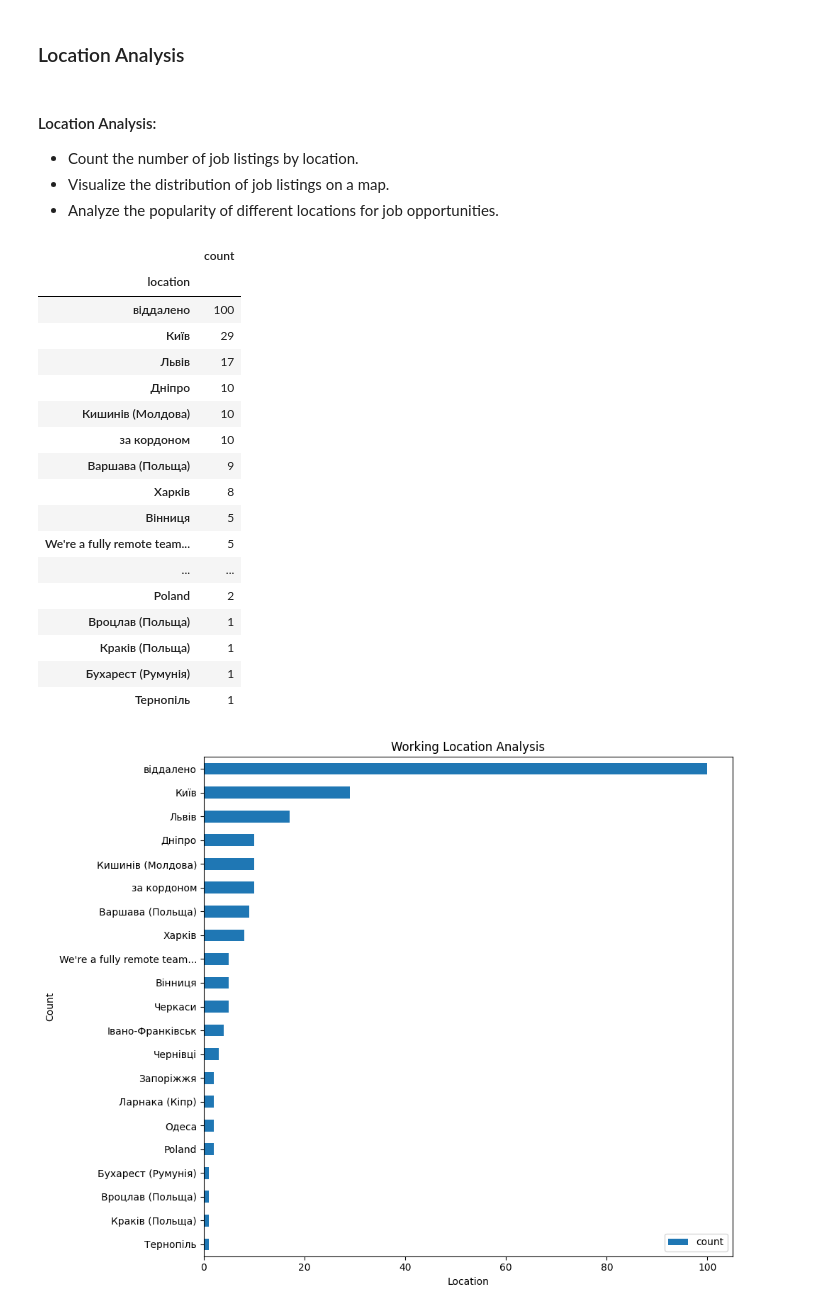
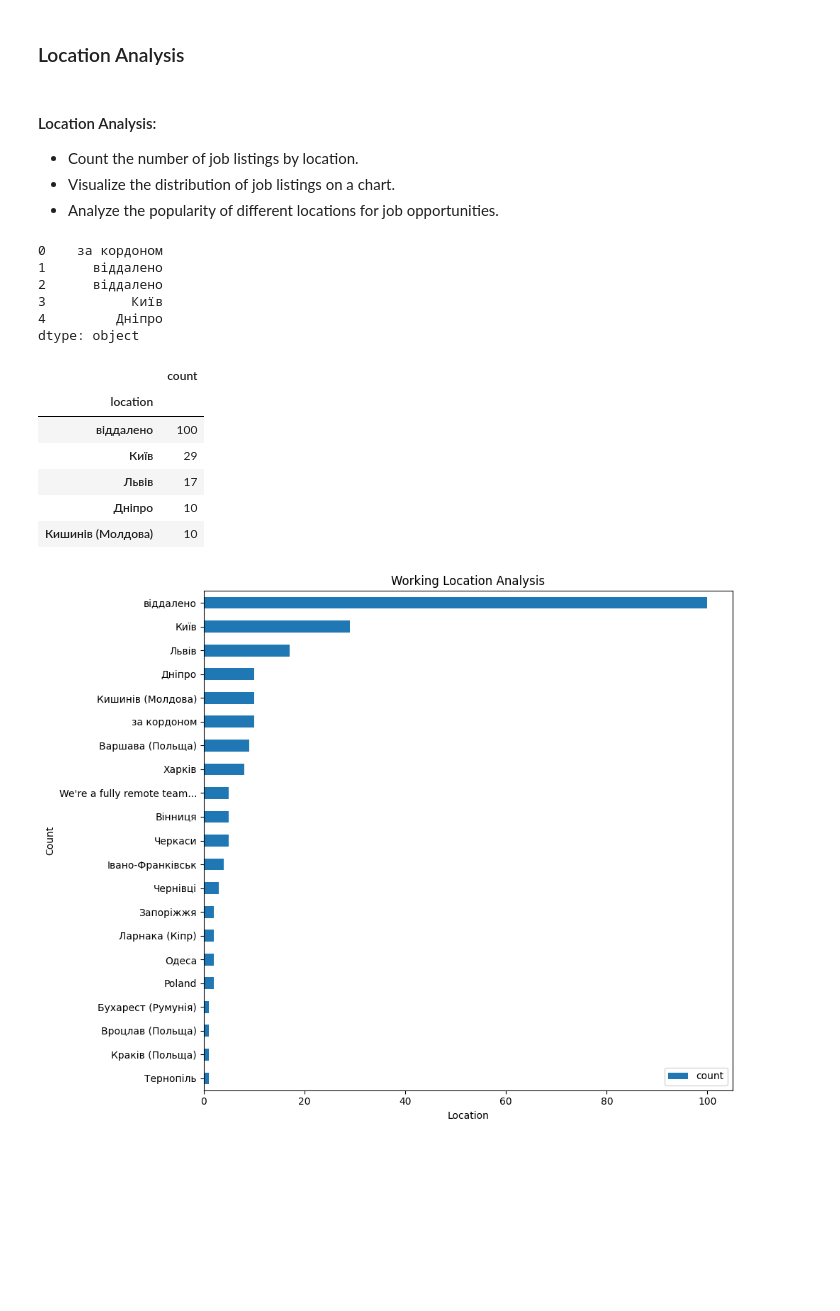
Before and after one commit to aLEKS-e3/vacancy-scrape-analysis, a Jupyter notebook: vacancy_analysis.ipynb, the cells around one changed output. Drawn from its saved outputs; the diff is of its cells as text; code cells hidden in the pictures; blank space fills up the shorter version.

```diff
--- a/vacancy_analysis.ipynb
+++ b/vacancy_analysis.ipynb
@@ -62,44 +62,41 @@ create_bar_chart(technology_counts, "Technology", "Count", "Technology Stack Ana
 # %% [markdown]
 #### Location Analysis:
 - Count the number of job listings by location.
-- Visualize the distribution of job listings on a map.
+- Visualize the distribution of job listings on a chart.
 - Analyze the popularity of different locations for job opportunities.
+# %%
+location_series = vacancy_df["location"]
+
+location_df = pd.DataFrame(location_series.str.split(", ").explode())
+
+length = 25
+shorten_location = pd.Series(
+    label[:length] + "..."
+    if len(label) > length else label
+    for label in location_df["location"]
+)
+shorten_location.head()
+# %% [output]
+0    за кордоном
+1      віддалено
+2      віддалено
+3           Київ
+4         Дніпро
+dtype: object
 # %%
-location_series = vacancy_df["location"]
-
-location_df = pd.DataFrame(location_series.str.split(", ").explode())
-
-length = 25
-shorten_location = pd.Series(
-    label[:length] + "..."
-    if len(label) > length else label
-    for label in location_df["location"]
-)
-
 location_df["location"] = shorten_location
 location_counts = location_df.value_counts()
 location_counts = location_counts.reset_index().set_index("location")
 
-location_counts
+location_counts.head()
 # %% [output]
 |  | count |
 | location |  |
 | віддалено | 100 |
 | Київ | 29 |
 | Львів | 17 |
 | Дніпро | 10 |
 | Кишинів (Молдова) | 10 |
-| за кордоном | 10 |
-| Варшава (Польща) | 9 |
-| Харків | 8 |
-| Вінниця | 5 |
-| We're a fully remote team... | 5 |
-| ... | ... |
-| Poland | 2 |
-| Вроцлав (Польща) | 1 |
-| Краків (Польща) | 1 |
-| Бухарест (Румунія) | 1 |
-| Тернопіль | 1 |
 # %%
 create_bar_chart(location_counts, "Location", "Count", "Working Location Analysis")
 # %% [output]
```
